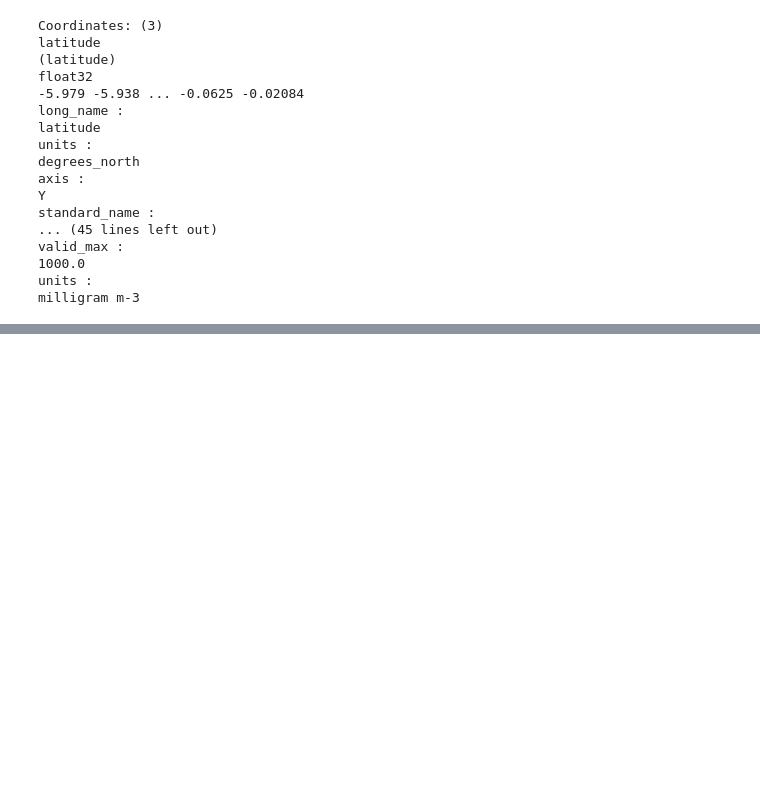
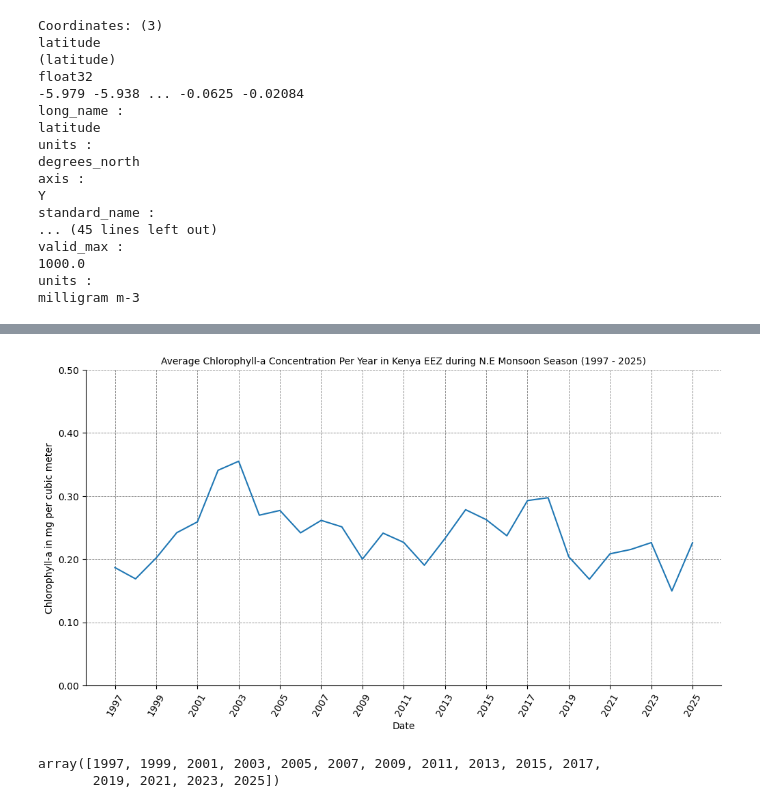
Before and after one commit to Leroywrld/looking-into-chlorophyll-a-levels-within-kenya-s-eez, a Jupyter notebook: code/data_extraction.ipynb, the cells around one changed output, grey strips where cells are left out. Cells and saved outputs as stored; diff of their text form; code cells hidden in the pictures; blank space fills up the shorter version.

```diff
--- a/code/data_extraction.ipynb
+++ b/code/data_extraction.ipynb
@@ -63,4 +63,9 @@ def get_szn_timeseries(filtered_data:xr.Dataset, dimensions:list):
     yearly_average = daily_average.groupby(daily_average.time.dt.year).mean()
     return yearly_average
 # %%
-##def get_monthly_averages(filtered_data:xr.Dataset, )
+composites = {}
+
+for season in season_dict.keys():
+    composite = chl_data.pipe(filter_by_szn, seasons_info=season_dict, season=season).pipe(composite_season, dimension='time')
+    composites[season] = composite
+composites
@@ -110,0 +94,7 @@ plt.plot(nem_ts.year, nem_ts.data)
+# %%
+time_series = {}
+for season in season_dict.keys():
+    yearly_averages = chl_data.pipe(filter_by_szn, seasons_info=season_dict, season=season).pipe(get_szn_timeseries, dimensions=['latitude', 'longitude'])
+    time_series[season] = yearly_averages
+
+time_series
@@ -110,0 +123,27 @@ plt.plot(nem_ts.year, nem_ts.data)
+# %%
+fig, ax = plt.subplots(figsize=(12,6))
+ax.plot(time_series['north east monsoon']['year'], time_series['north east monsoon']['CHL'])
+ax.set_title('Average Chlorophyll-a Concentration Per Year in Kenya EEZ during N.E Monsoon Season (1997 - 2025)', fontdict={'size': 10, 'fontfamily':'sans serif', 'weight': 520}, ha='center')
+ax.set_xlabel('Date')
+ax.set_ylabel('Chlorophyll-a in mg per cubic meter')
+
+xticks = np.arange(time_series['north east monsoon'].year.min(), (time_series['north east monsoon'].year.max() + 2), 2)
+xtickla = [f'{xtick}' for xtick in xticks]
+ax.xaxis.set_ticks(xticks)
+ax.tick_params(axis='x', rotation=60)
+ax.xaxis.set_ticklabels(xtickla)
+
+yticks = np.arange(0, 0.6, 0.1)
+ytickla = [f'{ytick:1.2f}' for ytick in yticks]
+ax.yaxis.set_ticks(yticks)
+ax.yaxis.set_ticklabels(ytickla)
+
+ax.spines[['top', 'right']].set_visible(False)
+ax.grid(visible=True, which='major', axis='both', color='grey', linestyle='--', linewidth=0.6)
+# %% [output]
+[figure, added]
+# %%
+np.arange(time_series['north east monsoon'].year.min(), (time_series['north east monsoon'].year.max() + 2), 2)
+# %% [output]
+array([1997, 1999, 2001, 2003, 2005, 2007, 2009, 2011, 2013, 2015, 2017,
+       2019, 2021, 2023, 2025])
```
Also changed, not shown: parts of 7 cells of this notebook.
